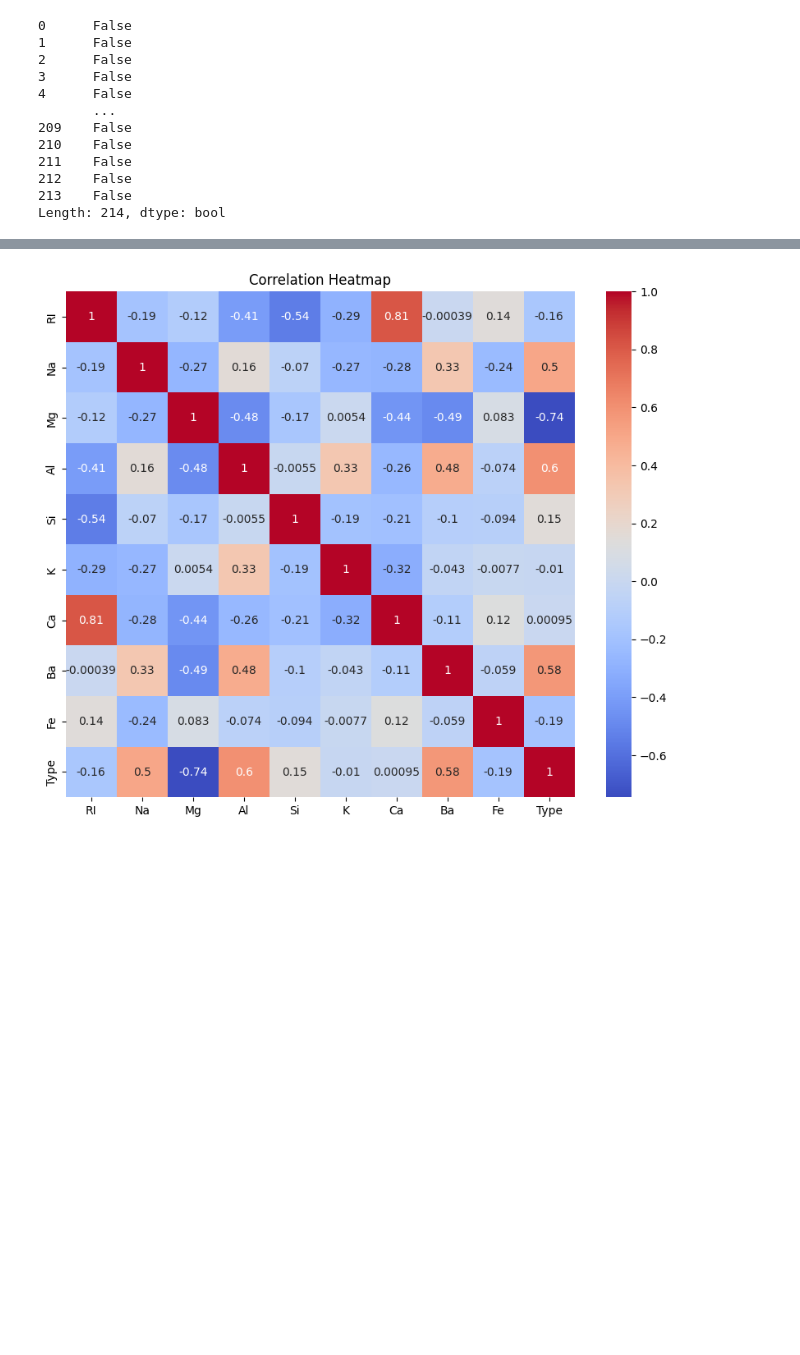
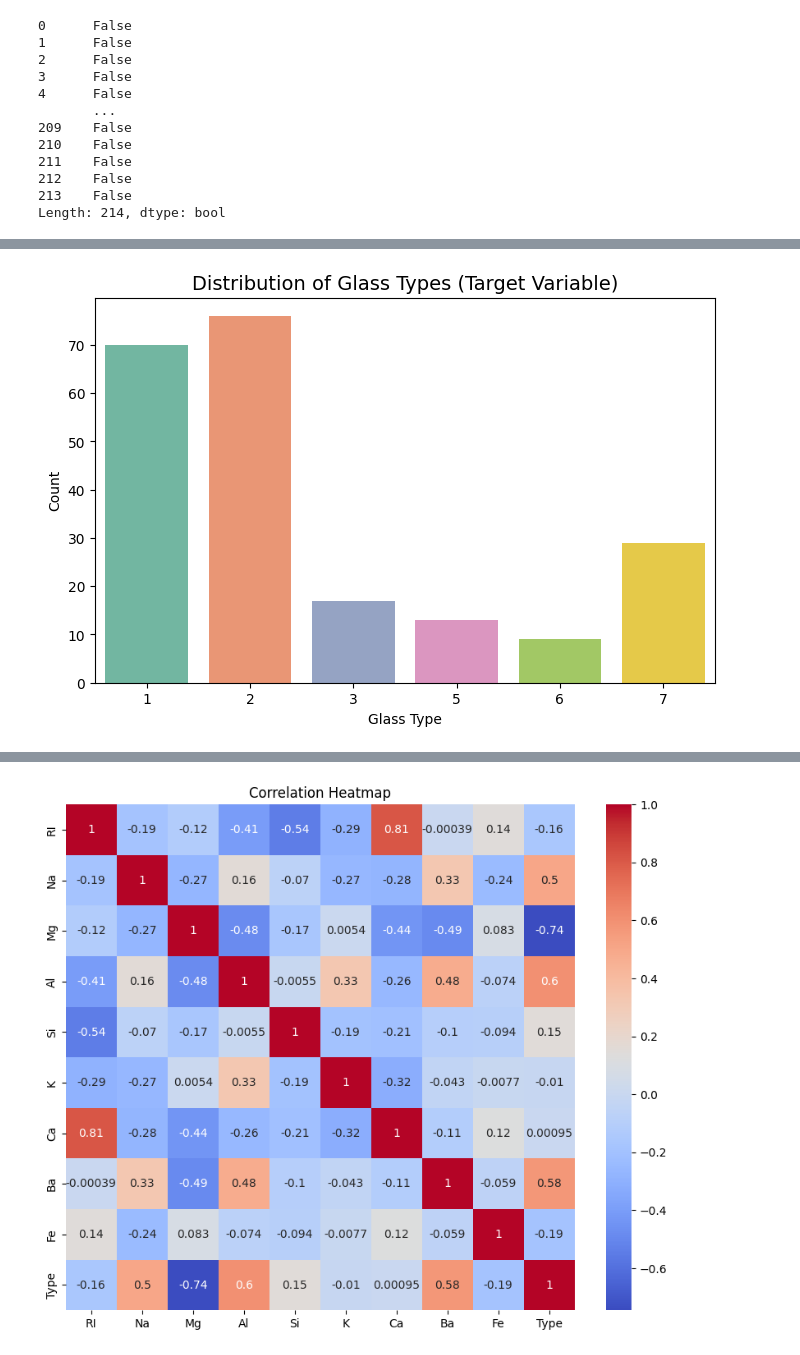
Before and after one commit to vibu0205/Assignments, a Jupyter notebook: Assignmment6.ipynb, the cells around one changed output, grey strips where cells are left out. Drawn from its saved outputs; the diff is of its cells as text; code cells hidden in the pictures; blank space fills up the shorter version.

```diff
--- a/Assignmment6.ipynb
+++ b/Assignmment6.ipynb
@@ -55,3 +64,13 @@ Length: 214, dtype: bool
+# %%
+# Class imbalance visualization
+plt.figure(figsize=(8, 5))
+sns.countplot(x="Type", data=df, hue="Type", palette="Set2", legend=False)
+plt.title("Distribution of Glass Types (Target Variable)", fontsize=14)
+plt.xlabel("Glass Type")
+plt.ylabel("Count")
+plt.show()
+# %% [output]
+[figure, added]
 # %%
 df.describe()
 # %% [output]
```
Also changed, not shown: parts of 13 cells of this notebook.
